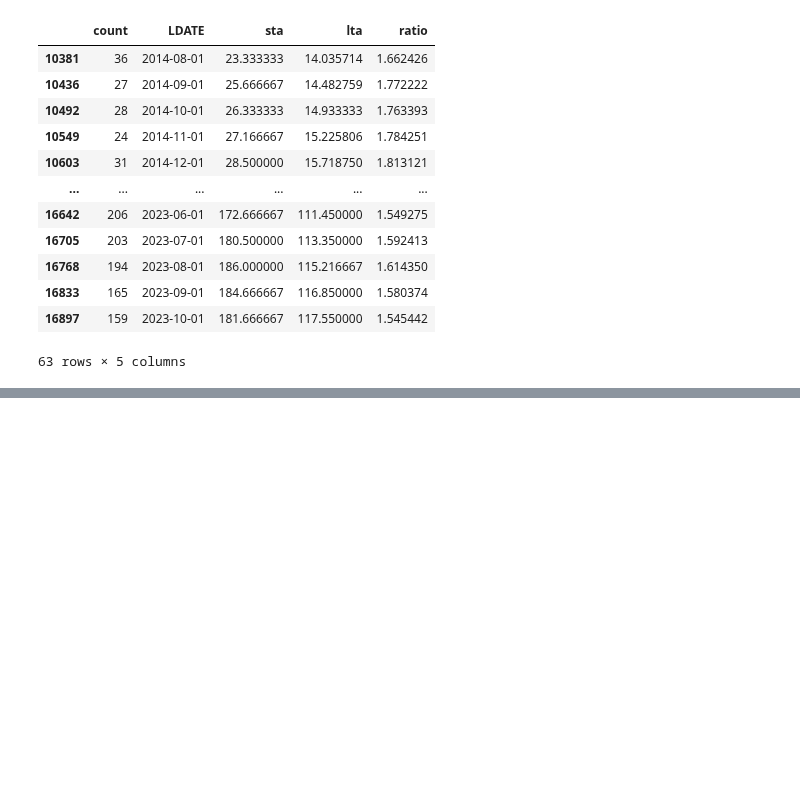
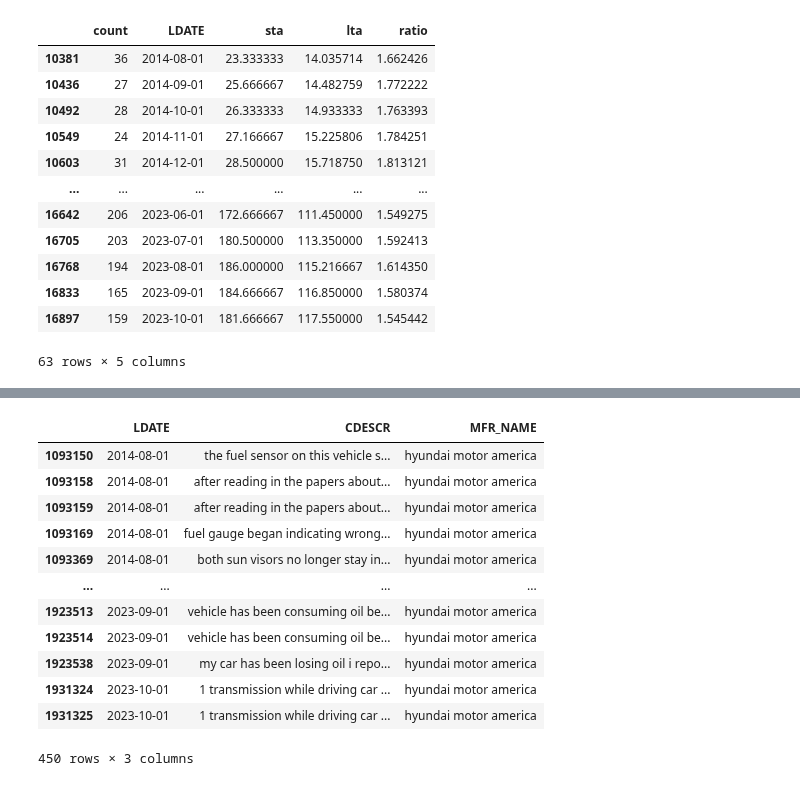
Before and after one commit to prithvidasgupta/si671, a Jupyter notebook: pm_parts_nb.ipynb, the cells around one changed output, grey strips where cells are left out. Drawn from its saved outputs; the diff is of its cells as text; code cells hidden in the pictures; blank space fills up the shorter version.

```diff
--- a/pm_parts_nb.ipynb
+++ b/pm_parts_nb.ipynb
@@ -997,0 +1014,19 @@ spikes.sort_values(by="LDATE")
+# %%
+cols = ["LDATE", "CDESCR", "MFR_NAME"]
+cmp_hyn_spikes = cmpl_select_parts[(cmpl_select_parts["LDATE"].isin(spikes["LDATE"]) & (cmpl_select_parts["MFR_NAME"] == "hyundai motor america"))]
+cmp_hyn_spikes = cmp_hyn_spikes[cols]
+cmp_hyn_spikes
+# %% [output]
+|  | LDATE | CDESCR | MFR_NAME |
+| 1093150 | 2014-08-01 | the fuel sensor on this vehicle s... | hyundai motor america |
+| 1093158 | 2014-08-01 | after reading in the papers about... | hyundai motor america |
+| 1093159 | 2014-08-01 | after reading in the papers about... | hyundai motor america |
+| 1093169 | 2014-08-01 | fuel gauge began indicating wrong... | hyundai motor america |
+| 1093369 | 2014-08-01 | both sun visors no longer stay in... | hyundai motor america |
+| ... | ... | ... | ... |
+| 1923513 | 2023-09-01 | vehicle has been consuming oil be... | hyundai motor america |
+| 1923514 | 2023-09-01 | vehicle has been consuming oil be... | hyundai motor america |
+| 1923538 | 2023-09-01 | my car has been losing oil i repo... | hyundai motor america |
+| 1931324 | 2023-10-01 | 1 transmission while driving car ... | hyundai motor america |
+| 1931325 | 2023-10-01 | 1 transmission while driving car ... | hyundai motor america |
+450 rows × 3 columns
```
Also changed, not shown: parts of 3 cells of this notebook, 1 other file.
